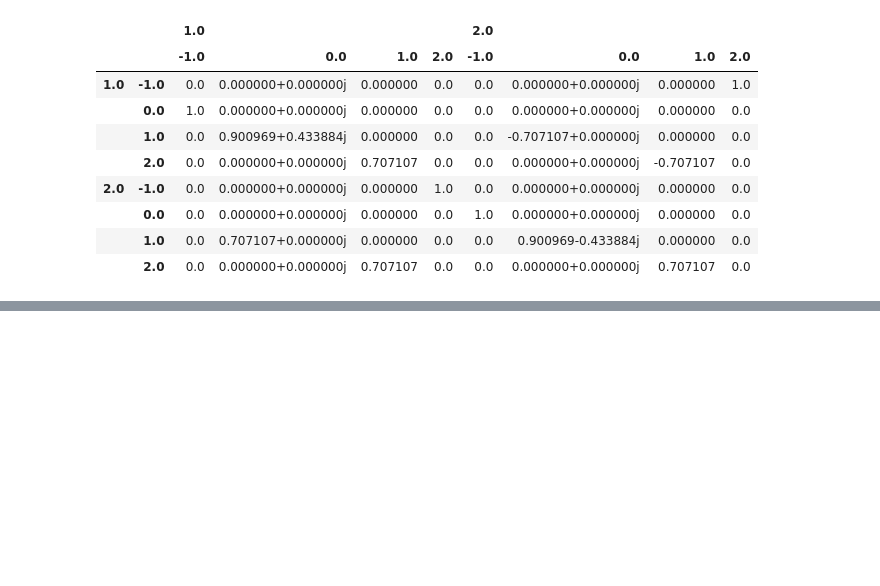
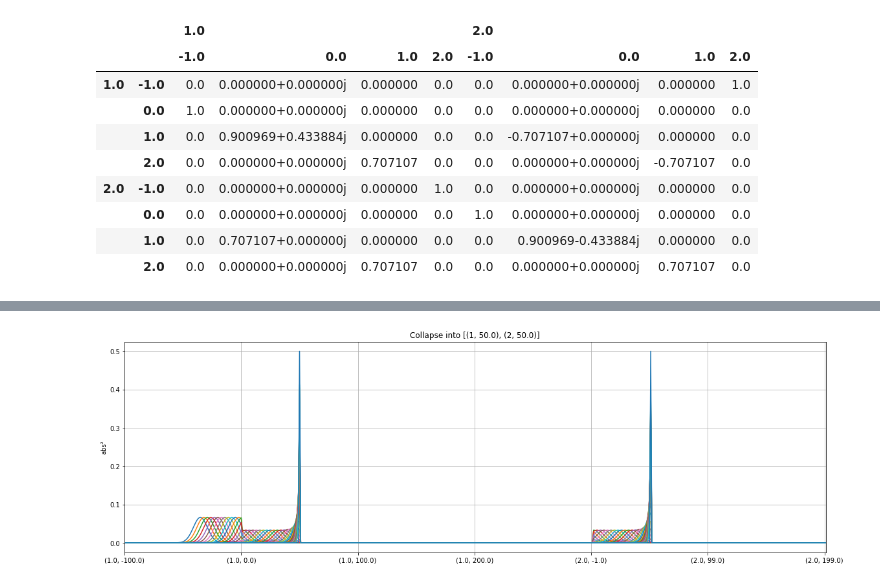
Before and after one commit to dfarre/hilbert-curve, a Jupyter notebook: notebooks/mach-zehnder-test.ipynb, the cells around one changed output, grey strips where cells are left out. Saved outputs shown, nothing was run; the diff lists cells and outputs as text; code cells hidden in the pictures; blank space fills up the shorter version.

Commit message:
Fix collapsing_history method

```diff
--- a/notebooks/mach-zehnder-test.ipynb
+++ b/notebooks/mach-zehnder-test.ipynb
@@ -44,0 +39,7 @@ histories.weight, 0.25**2
+# %%
+xc, xd = sorted(system.attr['phases'], key=lambda it: it[0])  # detector at each internal arm
+xe = (1, system.attr['splitters'][1] + 5*system.cell)  # exit detector
+histories = system.collapsing_history(gaussian, xc, xd, xe)
+histories.simulate_density(step=3)
+# %% [output]
+[figure, added]
```
Also changed, not shown: parts of 8 cells of this notebook, 2 other files.
